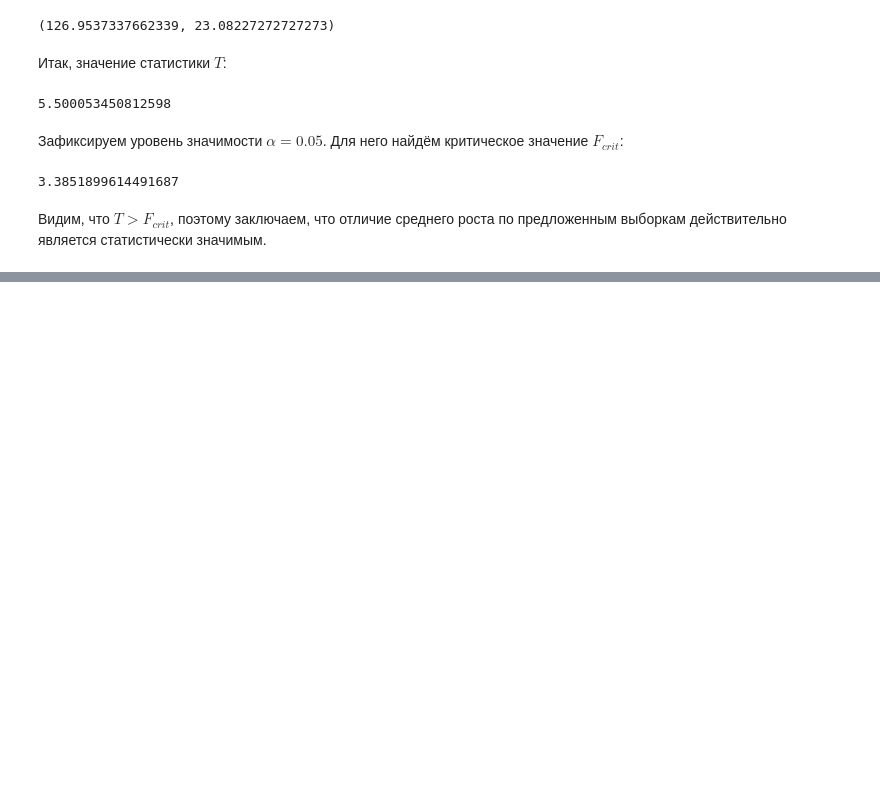
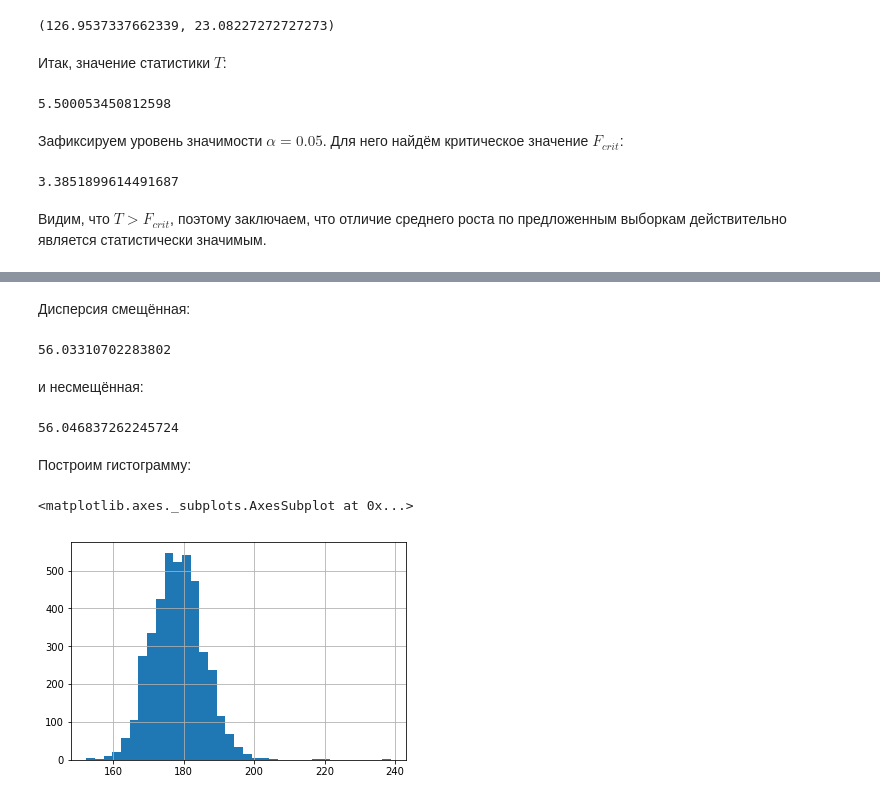
Before and after one commit to bgdnff/TVMS, a Jupyter notebook: TV8.ipynb, the cells around one changed output, grey strips where cells are left out. Saved outputs shown, nothing was run; the diff lists cells and outputs as text; code cells hidden in the pictures; blank space fills up the shorter version.

```diff
--- a/TV8.ipynb
+++ b/TV8.ipynb
@@ -100,0 +115,3 @@ F_crit
+# %%
+df = pd.read_csv('Distribution/ANSUR II MALE Public.csv', encoding='cp1251')
+pd.options.display.max_columns = 120
@@ -100,0 +153,2 @@ F_crit
+# %%
+df['Heightcm'] = df['Heightin']*2.54
@@ -100,0 +174,19 @@ F_crit
+# %% [markdown]
+Дисперсия смещённая:
+# %%
+df['Heightcm'].var(ddof=0)
+# %% [output]
+56.03310702283802
+# %% [markdown]
+и несмещённая:
+# %%
+df['Heightcm'].var(ddof=1)
+# %% [output]
+56.046837262245724
+# %% [markdown]
+Построим гистограмму:
+# %%
+df['Heightcm'].hist(bins=35)
+# %% [output]
+<matplotlib.axes._subplots.AxesSubplot at 0x...>
+[figure, added]
```
Also changed, not shown: parts of 57 cells of this notebook.
